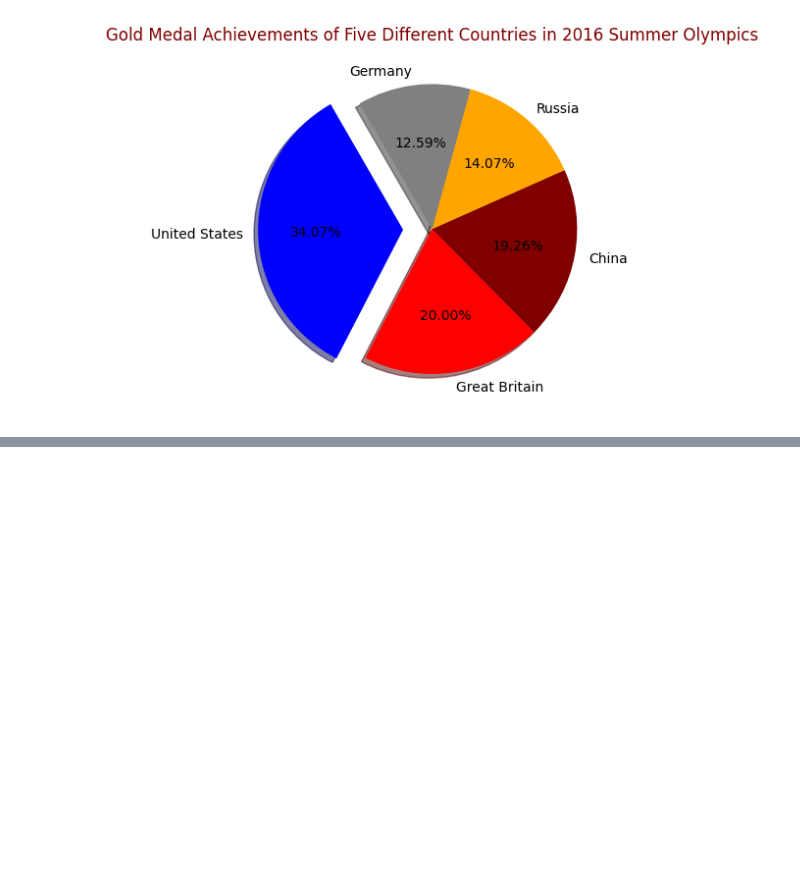
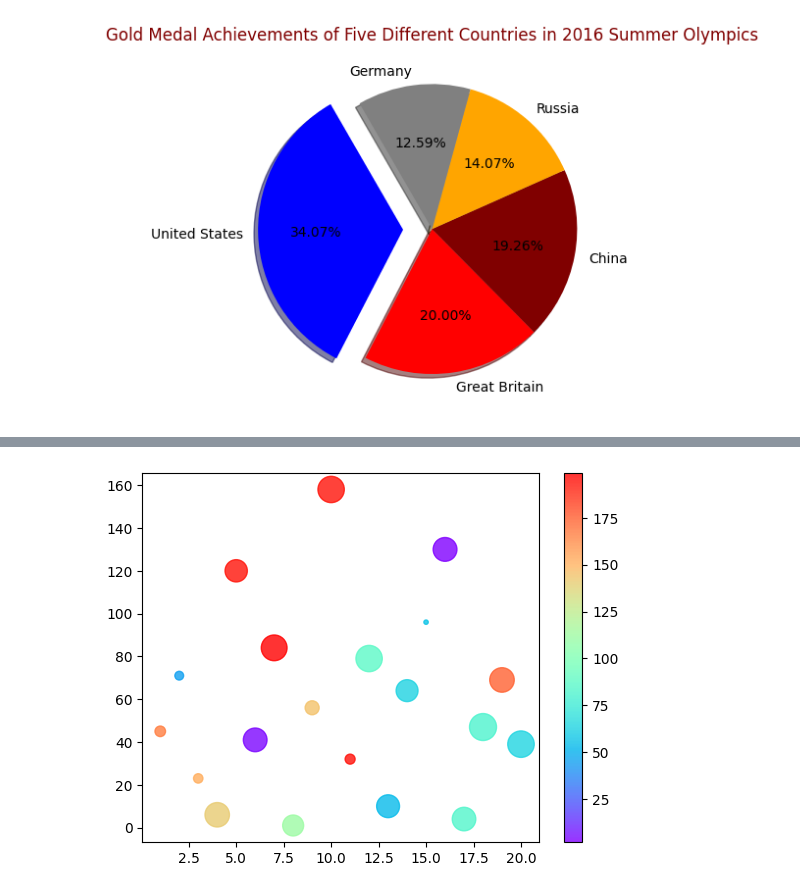
Before and after one commit to Hasnain-Sidd/Data-Science, a Jupyter notebook: Matplotlib.ipynb, the cells around one changed output, grey strips where cells are left out. Cells and saved outputs as stored; diff of their text form; code cells hidden in the pictures; blank space fills up the shorter version.

```diff
--- a/Matplotlib.ipynb
+++ b/Matplotlib.ipynb
@@ -148,0 +159,10 @@ plt.show()
+# %%
+x=np.array([1,2,3,4,5,6,7,8,9,10,11,12,13,14,15,16,17,18,19,20])
+y=np.array([45,71,23,6,120,41,84,1,56,158,32,79,10,64,96,130,4,47,69,39])
+size=2*np.random.randint(200,size=x.size)
+color=np.random.randint(200,size=x.size)
+plt.scatter(x,y,s=size,c=color,cmap='rainbow',alpha=0.8)
+plt.colorbar()
+plt.show()
+# %% [output]
+[figure, added]
```
Also changed, not shown: parts of 2 cells of this notebook.
